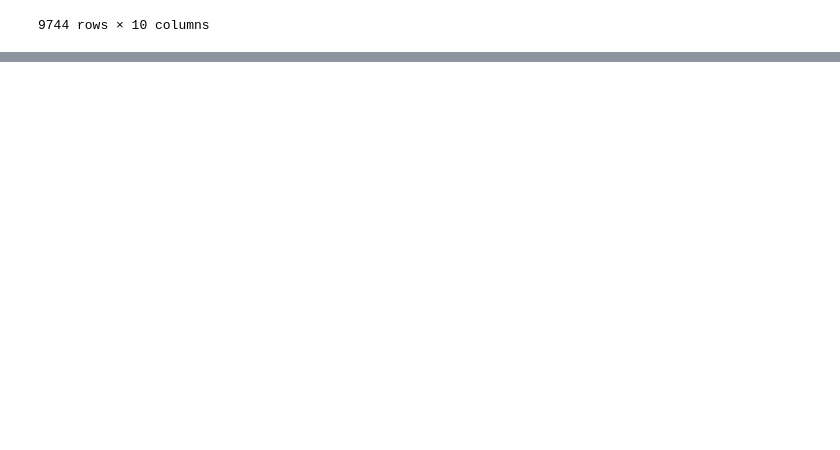
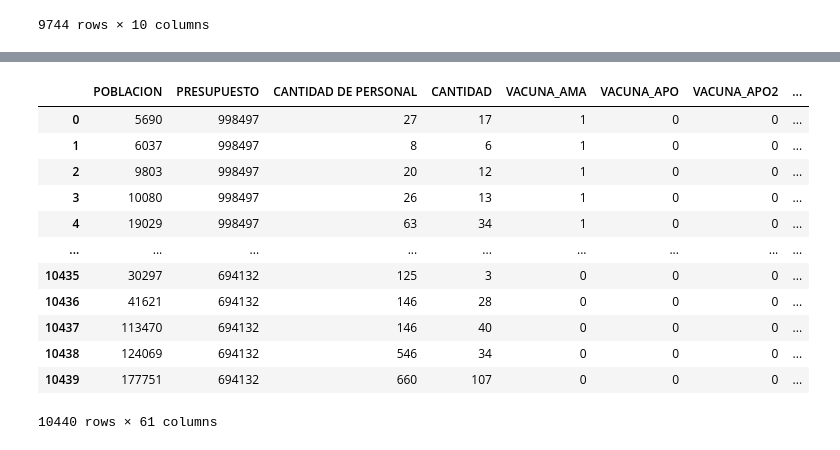
Before and after one commit to lulloaX/group3_unicef, a Jupyter notebook: Scripts/EDA.ipynb, the cells around one changed output, grey strips where cells are left out. Cells and saved outputs as stored; diff of their text form; code cells hidden in the pictures; blank space fills up the shorter version.

```diff
--- a/Scripts/EDA.ipynb
+++ b/Scripts/EDA.ipynb
@@ -422,0 +440,4 @@ df_result_2.to_csv("../Dataset/Ucayali/df_result_2.csv", index = False)
+# %%
+df_result_2["ANIO"] = df_result_2["ANIO"].astype(str)
+df_result_2["CANTIDAD DE PERSONAL"] = df_result_2["CANTIDAD DE PERSONAL"].astype("int64")
+df_result_2.dtypes
@@ -422,0 +456,17 @@ df_result_2.to_csv("../Dataset/Ucayali/df_result_2.csv", index = False)
+# %%
+df_encoded = pd.get_dummies(df_result_2)
+df_encoded
+# %% [output]
+|  | POBLACION | PRESUPUESTO | CANTIDAD DE PERSONAL | CANTIDAD | VACUNA_AMA | VACUNA_APO | VACUNA_APO2 | ... |
+| 0 | 5690 | 998497 | 27 | 17 | 1 | 0 | 0 | ... |
+| 1 | 6037 | 998497 | 8 | 6 | 1 | 0 | 0 | ... |
+| 2 | 9803 | 998497 | 20 | 12 | 1 | 0 | 0 | ... |
+| 3 | 10080 | 998497 | 26 | 13 | 1 | 0 | 0 | ... |
+| 4 | 19029 | 998497 | 63 | 34 | 1 | 0 | 0 | ... |
+| ... | ... | ... | ... | ... | ... | ... | ... | ... |
+| 10435 | 30297 | 694132 | 125 | 3 | 0 | 0 | 0 | ... |
+| 10436 | 41621 | 694132 | 146 | 28 | 0 | 0 | 0 | ... |
+| 10437 | 113470 | 694132 | 146 | 40 | 0 | 0 | 0 | ... |
+| 10438 | 124069 | 694132 | 546 | 34 | 0 | 0 | 0 | ... |
+| 10439 | 177751 | 694132 | 660 | 107 | 0 | 0 | 0 | ... |
+10440 rows × 61 columns
```
Also changed, not shown: parts of 5 cells of this notebook, 1 other file.
